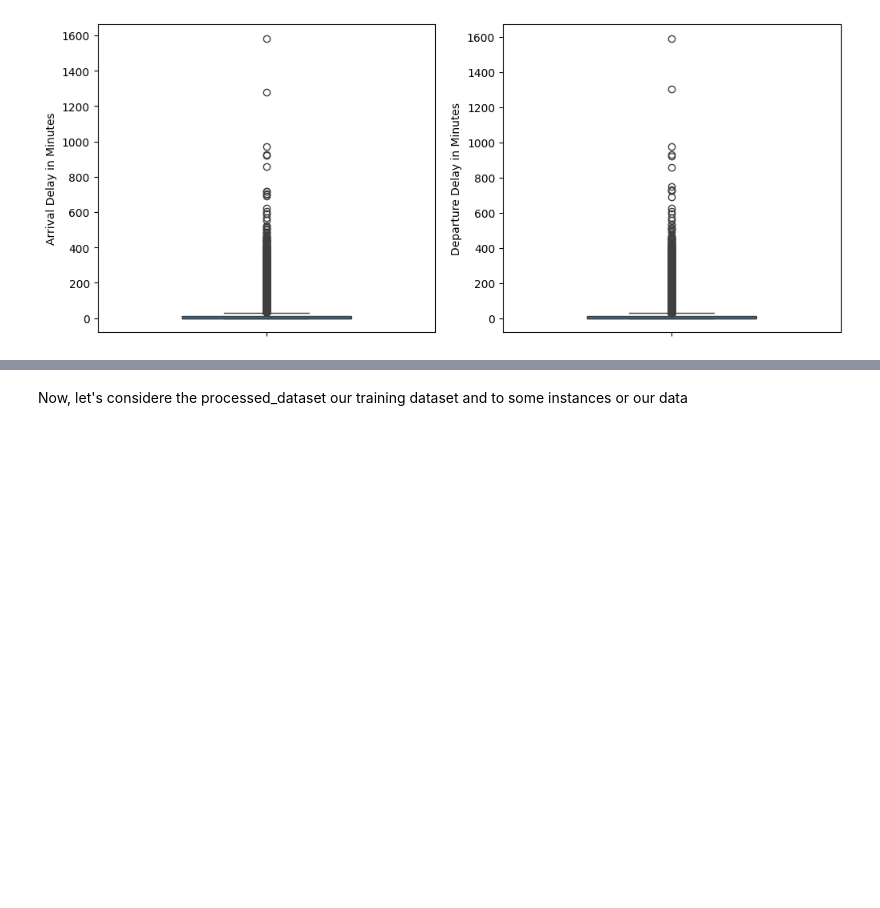
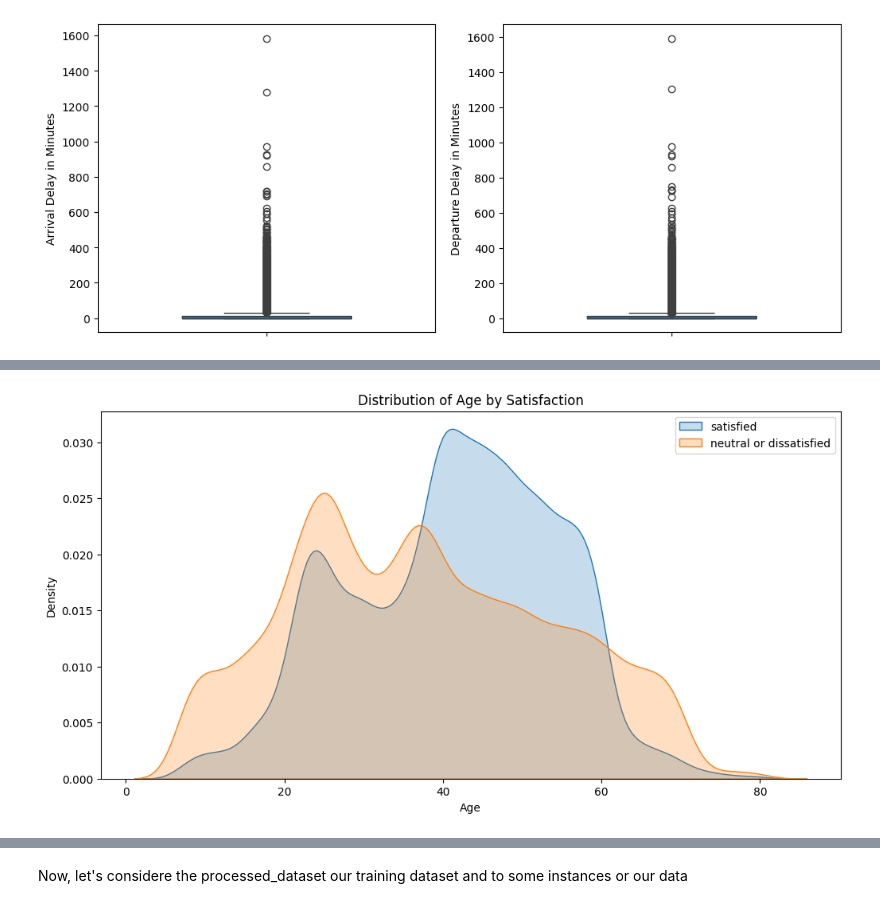
Before and after one commit to PaulaPerazzo/KAN-Neural-Network, a Jupyter notebook: Neural_Networks.ipynb, the cells around one changed output, grey strips where cells are left out. Saved outputs shown, nothing was run; the diff lists cells and outputs as text; code cells hidden in the pictures; blank space fills up the shorter version.

```diff
--- a/Neural_Networks.ipynb
+++ b/Neural_Networks.ipynb
@@ -296,0 +266,11 @@ Now we will encode our categorical variables to turn it in numerical data withou
+# %%
+plt.figure(figsize=(12, 6))
+sns.kdeplot(data=processed_dataset[processed_dataset['encoded satisfaction'] == 2], x='Age', label='satisfied', fill=True)
+sns.kdeplot(data=processed_dataset[processed_dataset['encoded satisfaction'] == 1], x='Age', label='neutral or dissatisfied', fill=True)
+plt.title('Distribution of Age by Satisfaction')
+plt.xlabel('Age')
+plt.ylabel('Density')
+plt.legend()
+plt.show()
+# %% [output]
+[figure, added]
```
Also changed, not shown: parts of 54 cells of this notebook.
